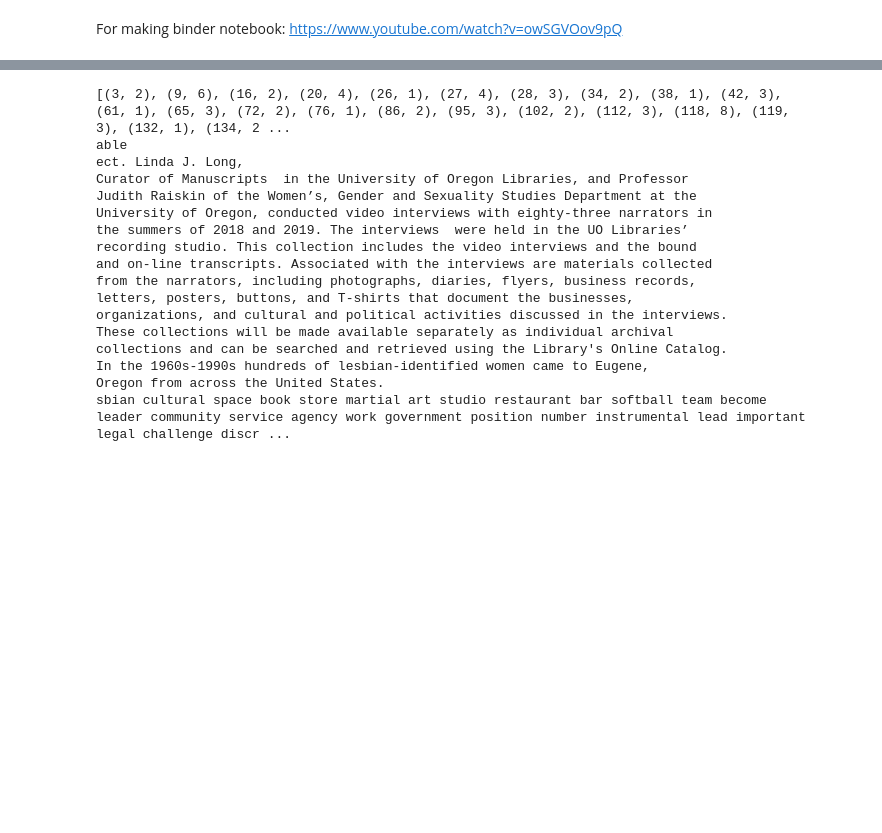
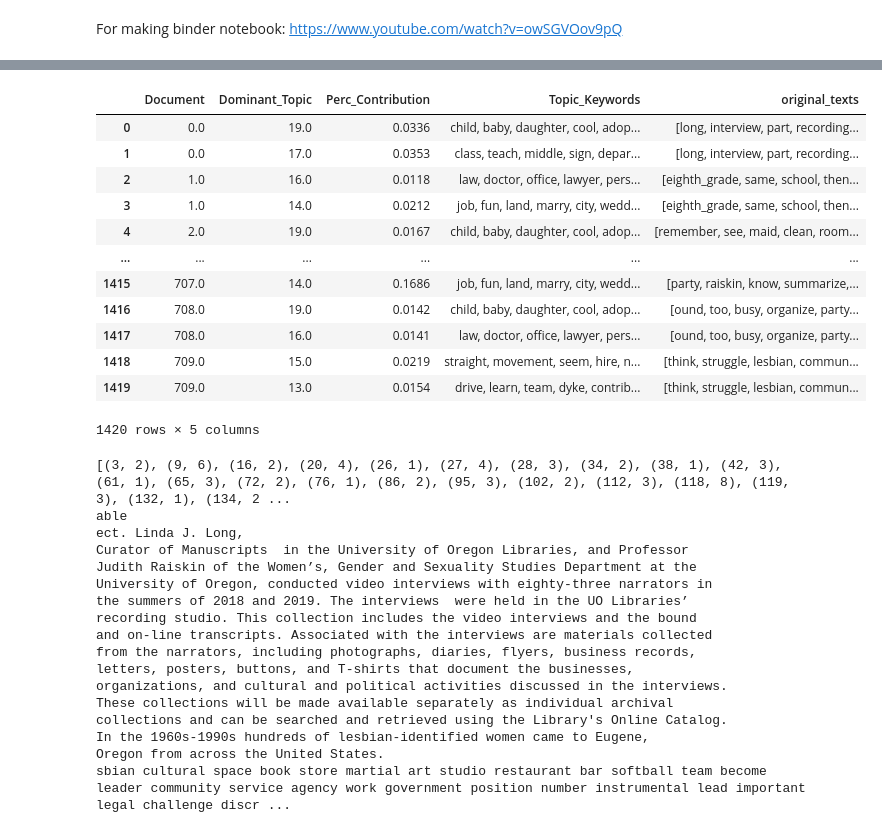
Before and after one commit to cblevins/elohp-analysis, a Jupyter notebook: elohp-lda-model.ipynb, the cells around one changed output, grey strips where cells are left out. Cells and saved outputs as stored; diff of their text form; code cells hidden in the pictures; blank space fills up the shorter version.

```diff
--- a/elohp-lda-model.ipynb
+++ b/elohp-lda-model.ipynb
@@ -186,3 +326,5 @@ for i in range(0, len(corpus)):
+# %%
+num_topics = 20
 # %%
 lda_model = gensim.models.ldamodel.LdaModel(corpus=corpus,
                                            id2word=id2word,
@@ -196,6 +340,8 @@ lda_model = gensim.models.ldamodel.LdaModel(corpus=corpus,
 https://neptune.ai/blog/pyldavis-topic-modelling-exploration-tool-that-every-nlp-data-scientist-should-know
 # %% [markdown]
 ## Vizualizing the Data
+# %%
+lda_model = gensim.models.ldamodel.LdaModel.load("models/num_topics_"+str(num_topics)+".model")
 # %%
 pyLDAvis.enable_notebook()
 vis = pyLDAvis.gensim_models.prepare(lda_model, corpus, id2word, mds="mmds", R=30)
@@ -223,3 +428,57 @@ For making binder notebook: https://www.youtube.com/watch?v=owSGVOov9pQ
+# %%
+import pandas as pd
+
+##dominant topic for each document
+def format_topics_sentences(ldamodel=lda_model,
+                            corpus=corpus,
+                            texts=data_bigrams_trigrams,
+                            n=1):
+    """
+    A function for extracting a number of dominant topics for a given document
+    using an existing LDA model
+    """
+    # Init output
+    sent_topics_df = pd.DataFrame()
+
+    # Get main topic in each document
+    for i, row in enumerate(ldamodel[corpus]):
+        row = sorted(row, key=lambda x: (x[1]), reverse=True)
+        # Get the Dominant topic, Perc Contribution and Keywords for each document
+        for j, (topic_num, prop_topic) in enumerate(row):
+            # we use range here to iterate over the n parameter
+            if j in range(n):  # => dominant topic
+                wp = ldamodel.show_topic(topic_num)
+                topic_keywords = ", ".join([word for word, prop in wp])
+                sent_topics_df = sent_topics_df.append(
+                    # and also use the i value here to get the document label
+                    pd.Series([int(i), int(topic_num), round(prop_topic, 4), topic_keywords]),
+                    ignore_index=True,
+                )
+            else:
+                break
+    sent_topics_df.columns = ["Document", "Dominant_Topic", "Perc_Contribution", "Topic_Keywords"]
+
+    # Add original text to the end of the output
+    text_col = [texts[int(i)] for i in sent_topics_df.Document.tolist()]
+    contents = pd.Series(text_col, name='original_texts')
+    sent_topics_df = pd.concat([sent_topics_df, contents], axis=1)
+    return sent_topics_df
+# %%
+format_topics_sentences(ldamodel=lda_model, corpus=corpus, texts=data_bigrams_trigrams, n=2)
+# %% [output]
+|  | Document | Dominant_Topic | Perc_Contribution | Topic_Keywords | original_texts |
+| 0 | 0.0 | 19.0 | 0.0336 | child, baby, daughter, cool, adop... | [long, interview, part, recording... |
+| 1 | 0.0 | 17.0 | 0.0353 | class, teach, middle, sign, depar... | [long, interview, part, recording... |
+| 2 | 1.0 | 16.0 | 0.0118 | law, doctor, office, lawyer, pers... | [eighth_grade, same, school, then... |
+| 3 | 1.0 | 14.0 | 0.0212 | job, fun, land, marry, city, wedd... | [eighth_grade, same, school, then... |
+| 4 | 2.0 | 19.0 | 0.0167 | child, baby, daughter, cool, adop... | [remember, see, maid, clean, room... |
+| ... | ... | ... | ... | ... | ... |
+| 1415 | 707.0 | 14.0 | 0.1686 | job, fun, land, marry, city, wedd... | [party, raiskin, know, summarize,... |
+| 1416 | 708.0 | 19.0 | 0.0142 | child, baby, daughter, cool, adop... | [ound, too, busy, organize, party... |
+| 1417 | 708.0 | 16.0 | 0.0141 | law, doctor, office, lawyer, pers... | [ound, too, busy, organize, party... |
+| 1418 | 709.0 | 15.0 | 0.0219 | straight, movement, seem, hire, n... | [think, struggle, lesbian, commun... |
+| 1419 | 709.0 | 13.0 | 0.0154 | drive, learn, team, dyke, contrib... | [think, struggle, lesbian, commun... |
+1420 rows × 5 columns
 # %%
 print(corpus[0][0:100])
 print(id2word[2])
```
Also changed, not shown: parts of 32 cells of this notebook, 1 other file.
